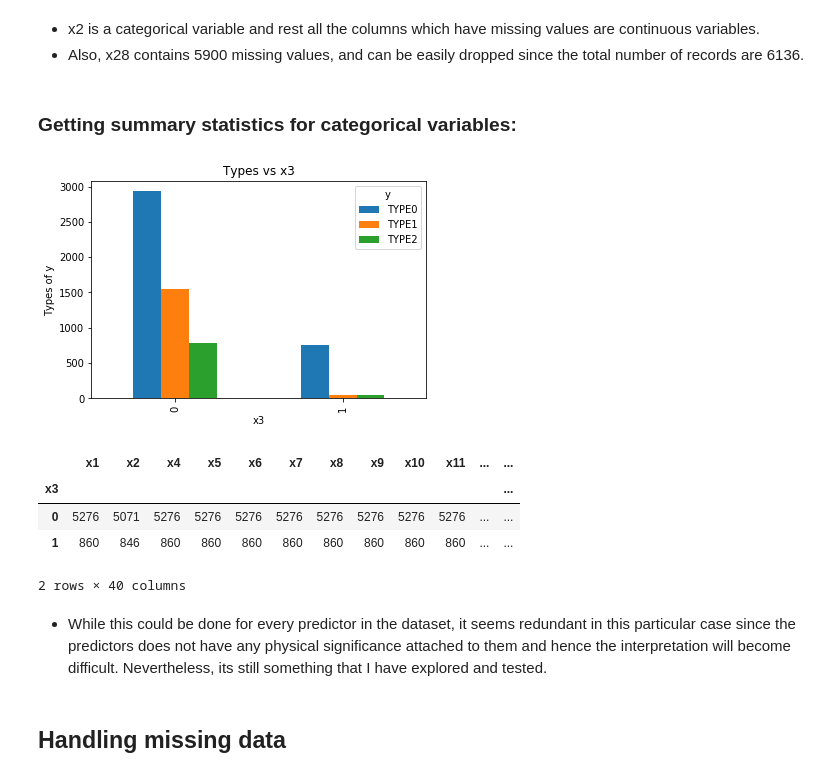
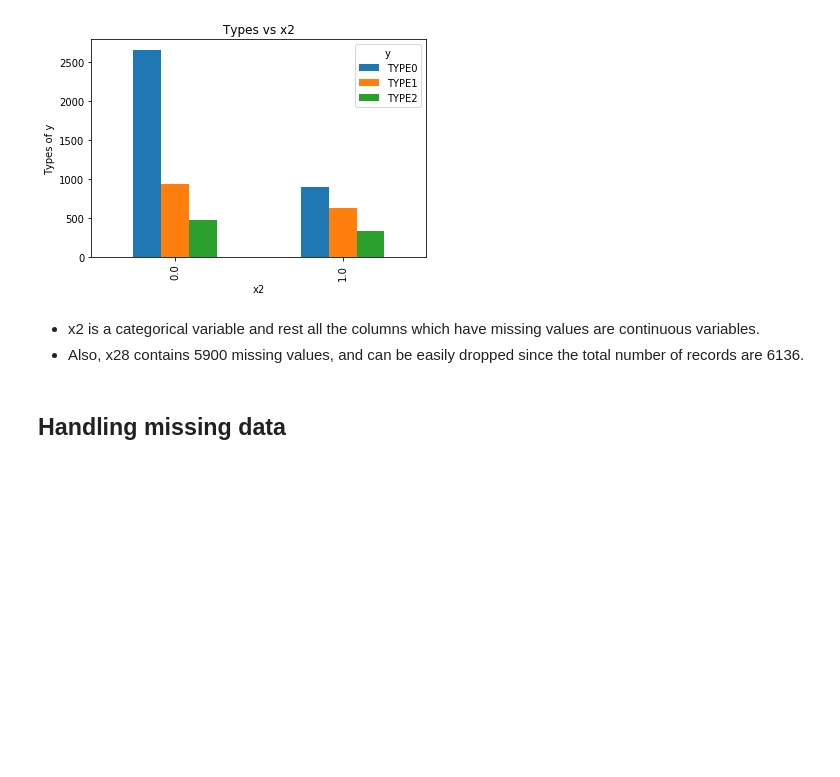
Before and after one commit to sjanawade/Machine-learning-on-unbalanced-dataset, a Jupyter notebook: SMOTE Project - Master.ipynb, the cells around one changed output. Saved outputs shown, nothing was run; the diff lists cells and outputs as text; code cells hidden in the pictures; blank space fills up the shorter version.

Commit message:
Removed redundant code and changed the description.

```diff
--- a/SMOTE Project - Master.ipynb
+++ b/SMOTE Project - Master.ipynb
@@ -88,27 +63,17 @@ data.x2.unique(), data.x18.unique(), data.x20.unique(), data.x22.unique(), data.
+# %%
+### Although the EDA/visualization on characteristically unknown variables does not make sense,
+### it could still be achieved through the following piece of code...
+### Getting summary plots and statistics on categorical variables ###
+pd.crosstab(data.x2,data.y).plot(kind='bar')
+plt.title('Types vs x2')
+plt.xlabel('x2')
+plt.ylabel('Types of y')
+plt.show()
+# %% [output]
+[figure, added]
 # %% [markdown]
 -  x2 is a categorical variable and rest all the columns which have missing values are continuous variables.
 -  Also, x28 contains 5900 missing values, and can be easily dropped since the total number of records are 6136.
-# %% [markdown]
-### Getting summary statistics for categorical variables:
-# %%
-### Getting some summary plots and statistics on categorical variables###
-%matplotlib inline
-pd.crosstab(data.x3,data.y).plot(kind='bar')
-plt.title('Types vs x3')
-plt.xlabel('x3')
-plt.ylabel('Types of y')
-plt.show()
-
-(data.groupby('x3').agg('count'))
-# %% [output]
-[figure, removed]
-|  | x1 | x2 | x4 | x5 | x6 | x7 | x8 | x9 | x10 | x11 | ... | ... |
-| x3 |  |  |  |  |  |  |  |  |  |  |  | ... |
-| 0 | 5276 | 5071 | 5276 | 5276 | 5276 | 5276 | 5276 | 5276 | 5276 | 5276 | ... | ... |
-| 1 | 860 | 846 | 860 | 860 | 860 | 860 | 860 | 860 | 860 | 860 | ... | ... |
-2 rows × 40 columns
-# %% [markdown]
-- While this could be done for every predictor in the dataset, it seems redundant in this particular case since the predictors does not have any physical significance attached to them and hence the interpretation will become difficult. Nevertheless, its still something that I have explored and tested.
 # %% [markdown]
 ## Handling missing data
 # %% [markdown]
```
Also changed, not shown: parts of 38 cells of this notebook.
